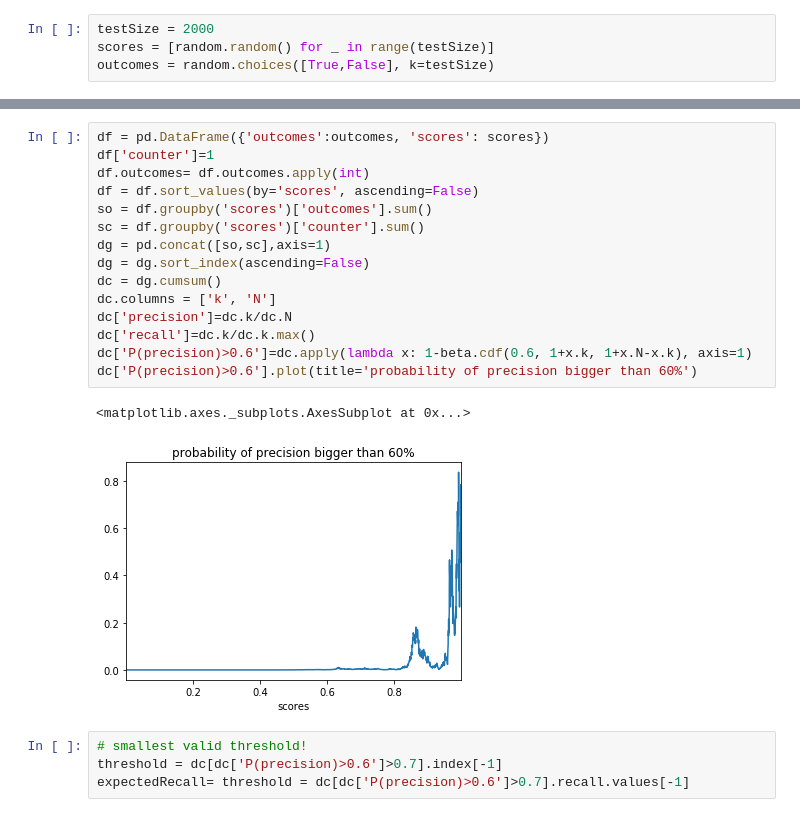
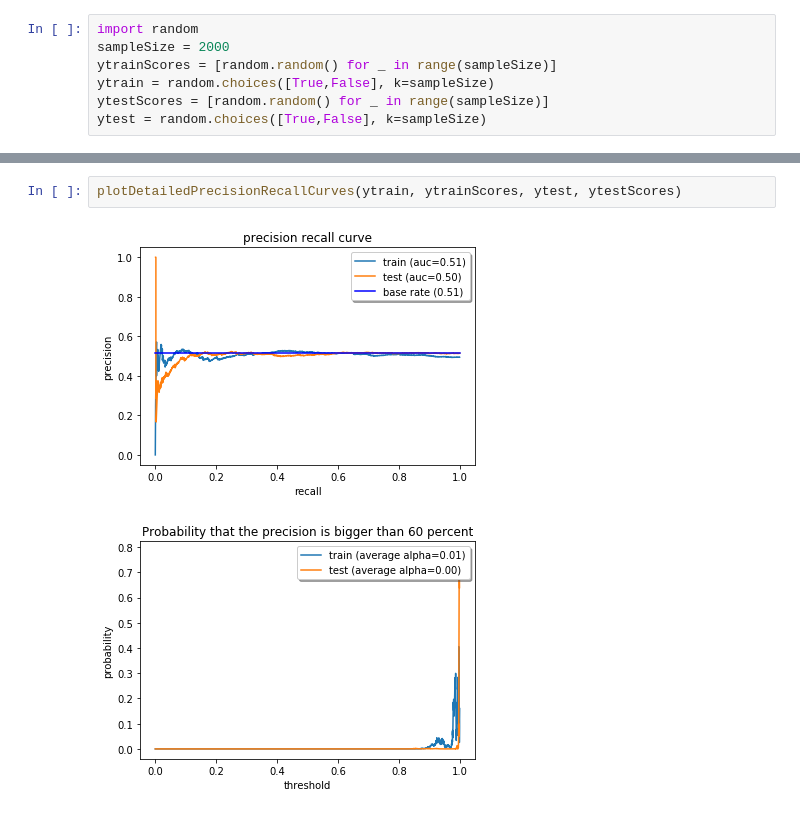
Before and after one commit to luisduque440/moneyManager, a Jupyter notebook: adjusted-auc.ipynb, the cells around one changed output, grey strips where cells are left out. Drawn from its saved outputs; the diff is of its cells as text.

```diff
--- a/adjusted-auc.ipynb
+++ b/adjusted-auc.ipynb
@@ -1,4 +7,7 @@
 # %%
-testSize = 2000
-scores = [random.random() for _ in range(testSize)]
-outcomes = random.choices([True,False], k=testSize)
+import random
+sampleSize = 2000
+ytrainScores = [random.random() for _ in range(sampleSize)]
+ytrain = random.choices([True,False], k=sampleSize)
+ytestScores = [random.random() for _ in range(sampleSize)]
+ytest = random.choices([True,False], k=sampleSize)
@@ -32,22 +14,5 @@ dc=plotProbabilityOfPrecisionBiggerThan60p(scores, outcomes)
-# %%
-df = pd.DataFrame({'outcomes':outcomes, 'scores': scores})
-df['counter']=1
-df.outcomes= df.outcomes.apply(int)
-df = df.sort_values(by='scores', ascending=False)
-so = df.groupby('scores')['outcomes'].sum()
-sc = df.groupby('scores')['counter'].sum()
-dg = pd.concat([so,sc],axis=1)
-dg = dg.sort_index(ascending=False)
-dc = dg.cumsum()
-dc.columns = ['k', 'N']
-dc['precision']=dc.k/dc.N
-dc['recall']=dc.k/dc.k.max()
-dc['P(precision)>0.6']=dc.apply(lambda x: 1-beta.cdf(0.6, 1+x.k, 1+x.N-x.k), axis=1)
-dc['P(precision)>0.6'].plot(title='probability of precision bigger than 60%')
-# %% [output]
-<matplotlib.axes._subplots.AxesSubplot at 0x...>
-[figure, removed]
-# %%
-# smallest valid threshold!
-threshold = dc[dc['P(precision)>0.6']>0.7].index[-1]
-expectedRecall= threshold = dc[dc['P(precision)>0.6']>0.7].recall.values[-1]
+# %%
+plotDetailedPrecisionRecallCurves(ytrain, ytrainScores, ytest, ytestScores)
+# %% [output]
+[figure, added]
+[figure, added]
```
Also changed, not shown: parts of 4 cells of this notebook, 2 other files.
